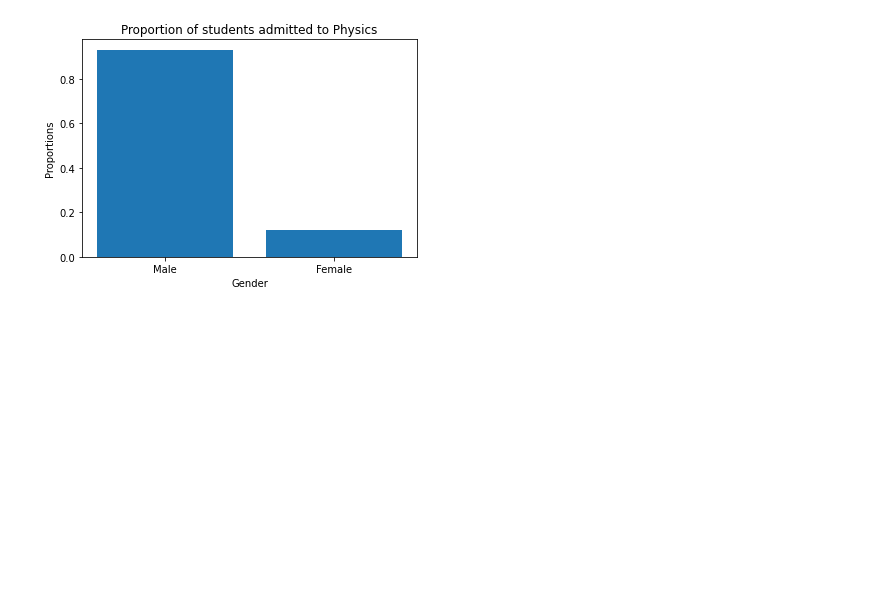
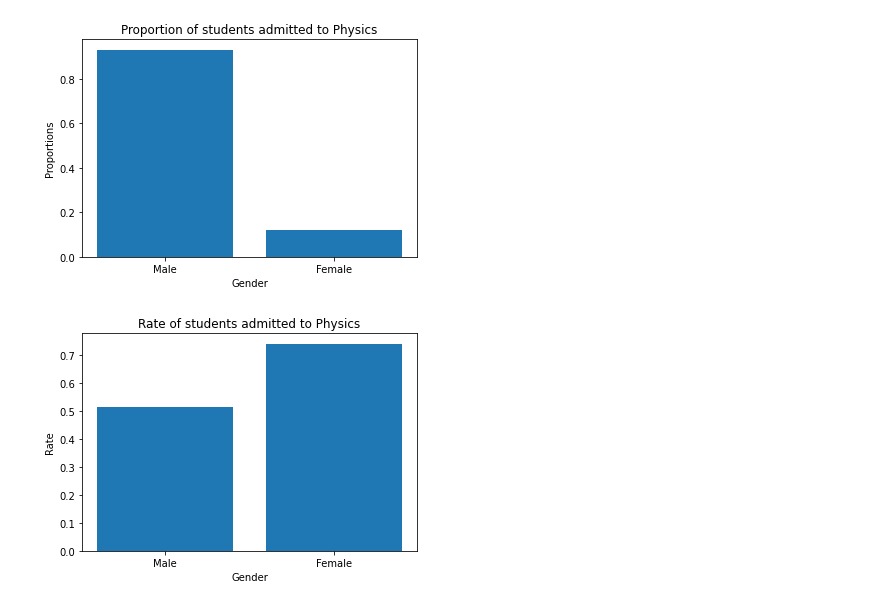
Before and after one commit to tubekx/exercises, a Jupyter notebook: admission_ex_udacity/Admissions Case Study.ipynb, the cells around one changed output. Drawn from its saved outputs; the diff is of its cells as text; code cells hidden in the pictures; blank space fills up the shorter version.

```diff
--- a/admission_ex_udacity/Admissions Case Study.ipynb
+++ b/admission_ex_udacity/Admissions Case Study.ipynb
@@ -93,3 +93,19 @@ plt.show()
 # %% [output]
 0.12 0.93
 [figure]
+# %%
+#rate of admitted physics major students based on gender
+
+fem_phys_adm = len(df[(df['gender'] == 'female') & (df['major'] == 'Physics') & df['admitted']])
+male_phys_adm = len(df[(df['gender'] == 'male') & (df['major'] == 'Physics') & df['admitted']])
+rate_phy_fem_adm = fem_phys_adm / fem_phys
+rate_phy_male_adm = male_phys_adm / male_phys
+fem_phys_adm, male_phys_adm, rate_phy_fem_adm, rate_phy_male_adm
+
+plt.bar(['Male', 'Female'], [rate_phy_male_adm, rate_phy_fem_adm])
+plt.title('Rate of students admitted to Physics')
+plt.xlabel('Gender')
+plt.ylabel('Rate')
+plt.show()
+# %% [output]
+[figure, added]
```
Also changed, not shown: parts of 6 cells of this notebook.
